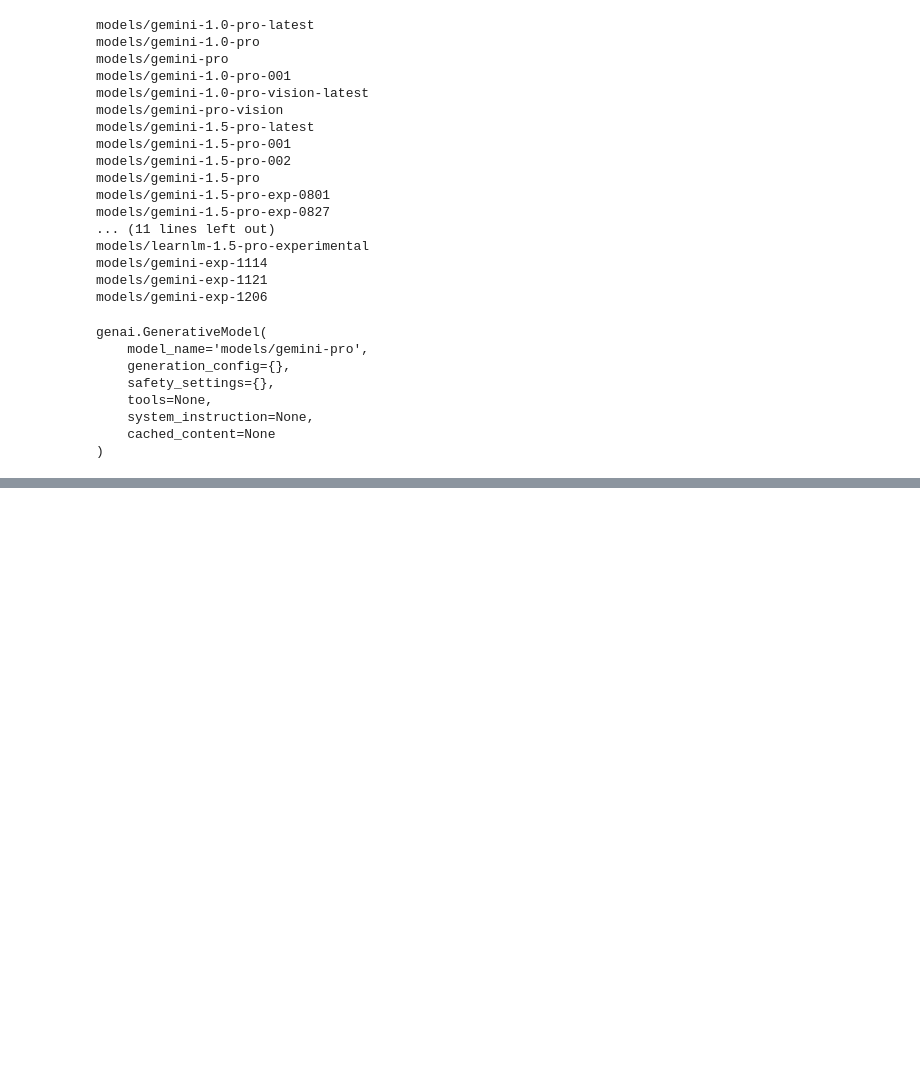
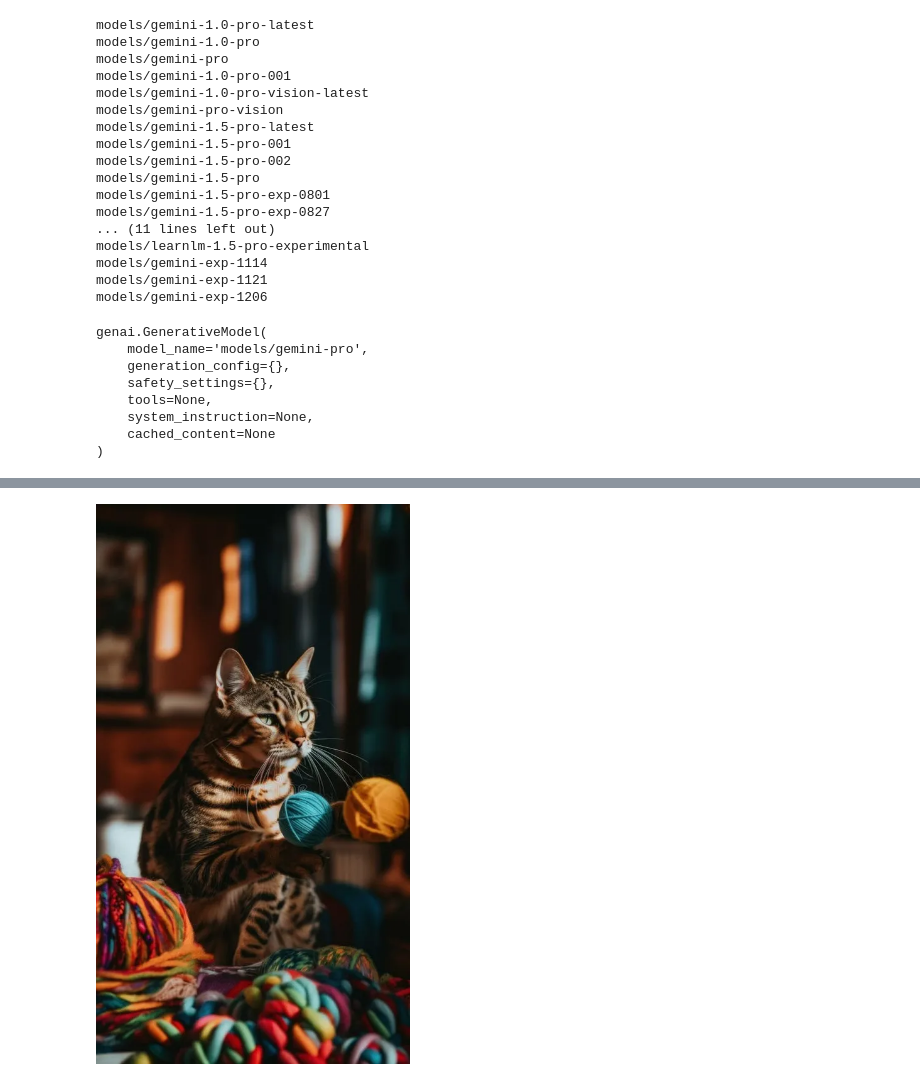
Before and after one commit to Festuskipkoech/Festus_data-science, a Jupyter notebook: GEMINI.ipynb, the cells around one changed output, grey strips where cells are left out. Drawn from its saved outputs; the diff is of its cells as text; code cells hidden in the pictures; blank space fills up the shorter version.

```diff
--- a/GEMINI.ipynb
+++ b/GEMINI.ipynb
@@ -121,0 +147,8 @@ to_markdown(response.text)
+# %%
+# generate text from images and text inputs
+# using gemini-pro-vision
+import PIL.Image
+img = PIL.Image.open('/content/image1.webp')
+img
+# %% [output]
+[figure, added]
```
Also changed, not shown: parts of 8 cells of this notebook.
